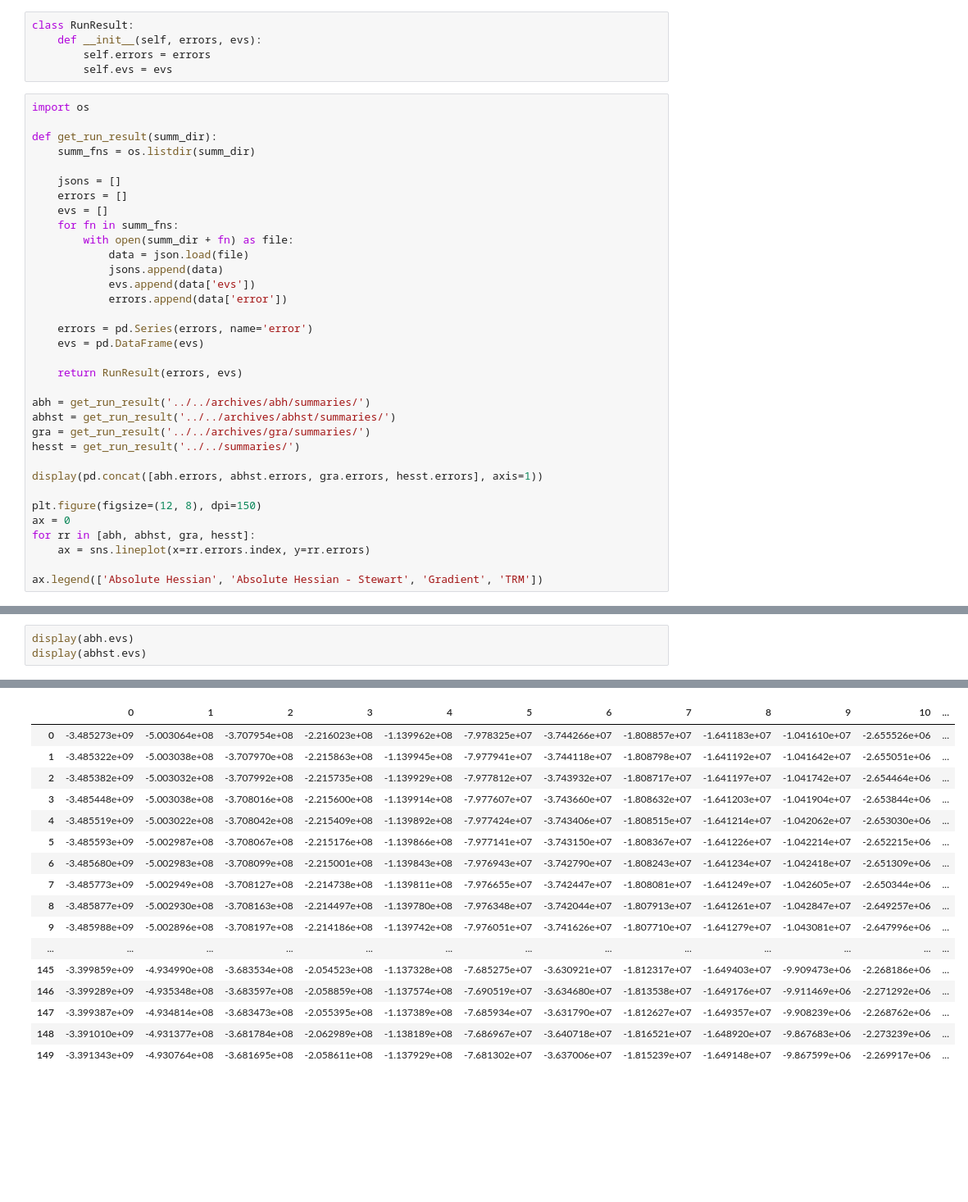
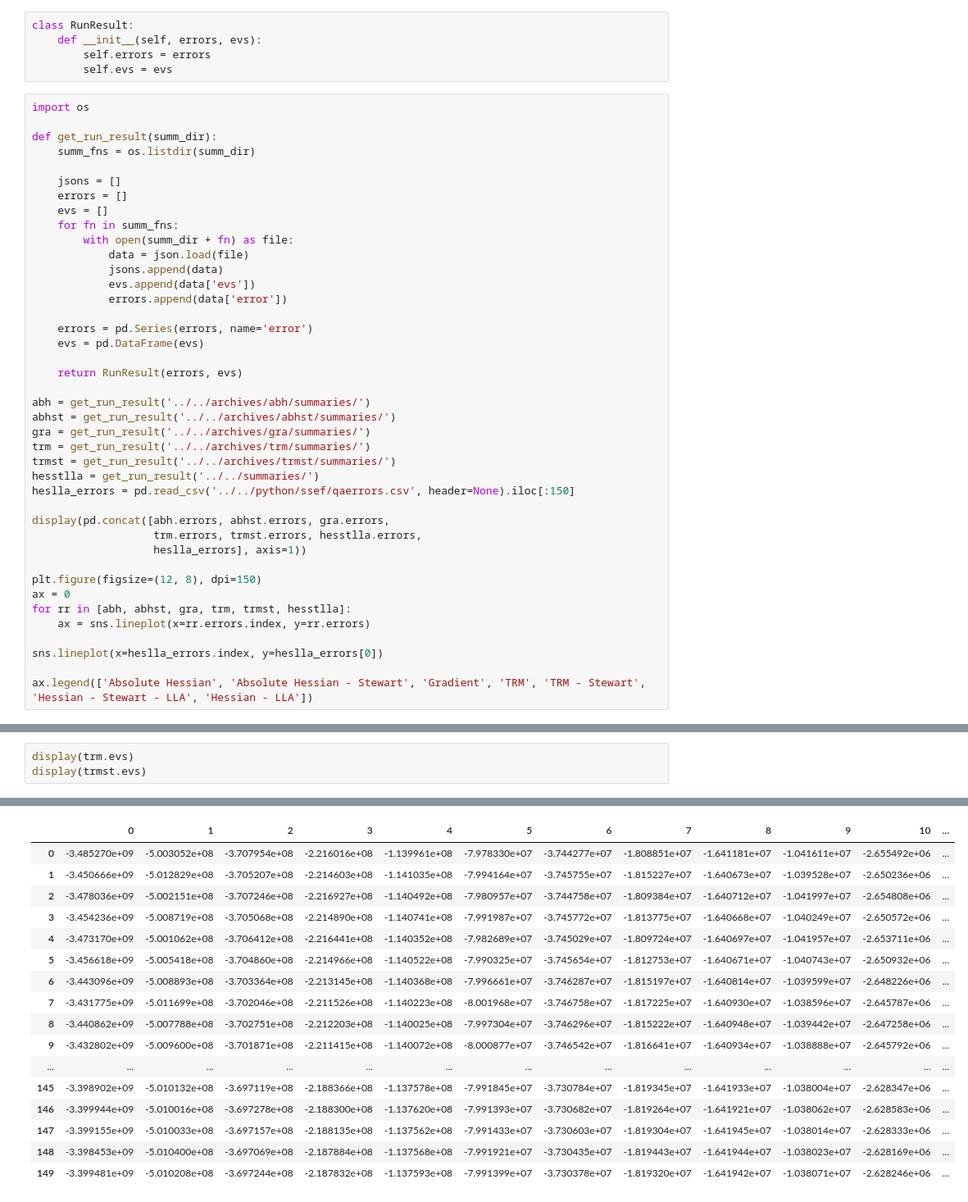
Before and after one commit to BluSteve/STYau122, a Jupyter notebook: python/styau/Analysis.ipynb, the cells around one changed output, grey strips where cells are left out. Shown at 82% size. Saved outputs shown, nothing was run; the diff lists cells and outputs as text; blank space fills up the shorter version.

```diff
--- a/python/styau/Analysis.ipynb
+++ b/python/styau/Analysis.ipynb
@@ -36,14 +36,21 @@ def get_run_result(summ_dir):
 abh = get_run_result('../../archives/abh/summaries/')
 abhst = get_run_result('../../archives/abhst/summaries/')
 gra = get_run_result('../../archives/gra/summaries/')
-hesst = get_run_result('../../summaries/')
+trm = get_run_result('../../archives/trm/summaries/')
+trmst = get_run_result('../../archives/trmst/summaries/')
+hesstlla = get_run_result('../../summaries/')
+heslla_errors = pd.read_csv('../../python/ssef/qaerrors.csv', header=None).iloc[:150]
 
-display(pd.concat([abh.errors, abhst.errors, gra.errors, hesst.errors], axis=1))
+display(pd.concat([abh.errors, abhst.errors, gra.errors,
+                   trm.errors, trmst.errors, hesstlla.errors,
+                   heslla_errors], axis=1))
 
 plt.figure(figsize=(12, 8), dpi=150)
 ax = 0
-for rr in [abh, abhst, gra, hesst]:
+for rr in [abh, abhst, gra, trm, trmst, hesstlla]:
     ax = sns.lineplot(x=rr.errors.index, y=rr.errors)
 
-ax.legend(['Absolute Hessian', 'Absolute Hessian - Stewart', 'Gradient', 'TRM'])
+sns.lineplot(x=heslla_errors.index, y=heslla_errors[0])
+
+ax.legend(['Absolute Hessian', 'Absolute Hessian - Stewart', 'Gradient', 'TRM', 'TRM - Stewart', 'Hessian - Stewart - LLA', 'Hessian - LLA'])
 # %% [output]
@@ -81,7 +107,7 @@ sns.lineplot(x=[x for x in range(1, endn)], y=ggs)
 <AxesSubplot:>
 [figure]
 # %%
-display(abh.evs)
-display(abhst.evs)
+display(trm.evs)
+display(trmst.evs)
 # %% [output]
 |  | 0 | 1 | 2 | 3 | 4 | 5 | 6 | 7 | 8 | 9 | 10 | ... |
@@ -104,20 +130,20 @@ display(abhst.evs)
 |  | 0 | 1 | 2 | 3 | 4 | 5 | 6 | 7 | 8 | 9 | 10 | ... |
-| 0 | -3.485273e+09 | -5.003064e+08 | -3.707954e+08 | -2.216023e+08 | -1.139962e+08 | -7.978325e+07 | -3.744266e+07 | -1.808857e+07 | -1.641183e+07 | -1.041610e+07 | -2.655526e+06 | ... |
-| 1 | -3.485322e+09 | -5.003038e+08 | -3.707970e+08 | -2.215863e+08 | -1.139945e+08 | -7.977941e+07 | -3.744118e+07 | -1.808798e+07 | -1.641192e+07 | -1.041642e+07 | -2.655051e+06 | ... |
-| 2 | -3.485382e+09 | -5.003032e+08 | -3.707992e+08 | -2.215735e+08 | -1.139929e+08 | -7.977812e+07 | -3.743932e+07 | -1.808717e+07 | -1.641197e+07 | -1.041742e+07 | -2.654464e+06 | ... |
-| 3 | -3.485448e+09 | -5.003038e+08 | -3.708016e+08 | -2.215600e+08 | -1.139914e+08 | -7.977607e+07 | -3.743660e+07 | -1.808632e+07 | -1.641203e+07 | -1.041904e+07 | -2.653844e+06 | ... |
-| 4 | -3.485519e+09 | -5.003022e+08 | -3.708042e+08 | -2.215409e+08 | -1.139892e+08 | -7.977424e+07 | -3.743406e+07 | -1.808515e+07 | -1.641214e+07 | -1.042062e+07 | -2.653030e+06 | ... |
-| 5 | -3.485593e+09 | -5.002987e+08 | -3.708067e+08 | -2.215176e+08 | -1.139866e+08 | -7.977141e+07 | -3.743150e+07 | -1.808367e+07 | -1.641226e+07 | -1.042214e+07 | -2.652215e+06 | ... |
-| 6 | -3.485680e+09 | -5.002983e+08 | -3.708099e+08 | -2.215001e+08 | -1.139843e+08 | -7.976943e+07 | -3.742790e+07 | -1.808243e+07 | -1.641234e+07 | -1.042418e+07 | -2.651309e+06 | ... |
-| 7 | -3.485773e+09 | -5.002949e+08 | -3.708127e+08 | -2.214738e+08 | -1.139811e+08 | -7.976655e+07 | -3.742447e+07 | -1.808081e+07 | -1.641249e+07 | -1.042605e+07 | -2.650344e+06 | ... |
-| 8 | -3.485877e+09 | -5.002930e+08 | -3.708163e+08 | -2.214497e+08 | -1.139780e+08 | -7.976348e+07 | -3.742044e+07 | -1.807913e+07 | -1.641261e+07 | -1.042847e+07 | -2.649257e+06 | ... |
-| 9 | -3.485988e+09 | -5.002896e+08 | -3.708197e+08 | -2.214186e+08 | -1.139742e+08 | -7.976051e+07 | -3.741626e+07 | -1.807710e+07 | -1.641279e+07 | -1.043081e+07 | -2.647996e+06 | ... |
+| 0 | -3.485270e+09 | -5.003052e+08 | -3.707954e+08 | -2.216016e+08 | -1.139961e+08 | -7.978330e+07 | -3.744277e+07 | -1.808851e+07 | -1.641181e+07 | -1.041611e+07 | -2.655492e+06 | ... |
+| 1 | -3.450666e+09 | -5.012829e+08 | -3.705207e+08 | -2.214603e+08 | -1.141035e+08 | -7.994164e+07 | -3.745755e+07 | -1.815227e+07 | -1.640673e+07 | -1.039528e+07 | -2.650236e+06 | ... |
+| 2 | -3.478036e+09 | -5.002151e+08 | -3.707246e+08 | -2.216927e+08 | -1.140492e+08 | -7.980957e+07 | -3.744758e+07 | -1.809384e+07 | -1.640712e+07 | -1.041997e+07 | -2.654808e+06 | ... |
+| 3 | -3.454236e+09 | -5.008719e+08 | -3.705068e+08 | -2.214890e+08 | -1.140741e+08 | -7.991987e+07 | -3.745772e+07 | -1.813775e+07 | -1.640668e+07 | -1.040249e+07 | -2.650572e+06 | ... |
+| 4 | -3.473170e+09 | -5.001062e+08 | -3.706412e+08 | -2.216441e+08 | -1.140352e+08 | -7.982689e+07 | -3.745029e+07 | -1.809724e+07 | -1.640697e+07 | -1.041957e+07 | -2.653711e+06 | ... |
+| 5 | -3.456618e+09 | -5.005418e+08 | -3.704860e+08 | -2.214966e+08 | -1.140522e+08 | -7.990325e+07 | -3.745654e+07 | -1.812753e+07 | -1.640671e+07 | -1.040743e+07 | -2.650932e+06 | ... |
+| 6 | -3.443096e+09 | -5.008893e+08 | -3.703364e+08 | -2.213145e+08 | -1.140368e+08 | -7.996661e+07 | -3.746287e+07 | -1.815197e+07 | -1.640814e+07 | -1.039599e+07 | -2.648226e+06 | ... |
+| 7 | -3.431775e+09 | -5.011699e+08 | -3.702046e+08 | -2.211526e+08 | -1.140223e+08 | -8.001968e+07 | -3.746758e+07 | -1.817225e+07 | -1.640930e+07 | -1.038596e+07 | -2.645787e+06 | ... |
+| 8 | -3.440862e+09 | -5.007788e+08 | -3.702751e+08 | -2.212203e+08 | -1.140025e+08 | -7.997304e+07 | -3.746296e+07 | -1.815222e+07 | -1.640948e+07 | -1.039442e+07 | -2.647258e+06 | ... |
+| 9 | -3.432802e+09 | -5.009600e+08 | -3.701871e+08 | -2.211415e+08 | -1.140072e+08 | -8.000877e+07 | -3.746542e+07 | -1.816641e+07 | -1.640934e+07 | -1.038888e+07 | -2.645792e+06 | ... |
 | ... | ... | ... | ... | ... | ... | ... | ... | ... | ... | ... | ... | ... |
-| 145 | -3.399859e+09 | -4.934990e+08 | -3.683534e+08 | -2.054523e+08 | -1.137328e+08 | -7.685275e+07 | -3.630921e+07 | -1.812317e+07 | -1.649403e+07 | -9.909473e+06 | -2.268186e+06 | ... |
-| 146 | -3.399289e+09 | -4.935348e+08 | -3.683597e+08 | -2.058859e+08 | -1.137574e+08 | -7.690519e+07 | -3.634680e+07 | -1.813538e+07 | -1.649176e+07 | -9.911469e+06 | -2.271292e+06 | ... |
-| 147 | -3.399387e+09 | -4.934814e+08 | -3.683473e+08 | -2.055395e+08 | -1.137389e+08 | -7.685934e+07 | -3.631790e+07 | -1.812627e+07 | -1.649357e+07 | -9.908239e+06 | -2.268762e+06 | ... |
-| 148 | -3.391010e+09 | -4.931377e+08 | -3.681784e+08 | -2.062989e+08 | -1.138189e+08 | -7.686967e+07 | -3.640718e+07 | -1.816521e+07 | -1.648920e+07 | -9.867683e+06 | -2.273239e+06 | ... |
-| 149 | -3.391343e+09 | -4.930764e+08 | -3.681695e+08 | -2.058611e+08 | -1.137929e+08 | -7.681302e+07 | -3.637006e+07 | -1.815239e+07 | -1.649148e+07 | -9.867599e+06 | -2.269917e+06 | ... |
+| 145 | -3.398902e+09 | -5.010132e+08 | -3.697119e+08 | -2.188366e+08 | -1.137578e+08 | -7.991845e+07 | -3.730784e+07 | -1.819345e+07 | -1.641933e+07 | -1.038004e+07 | -2.628347e+06 | ... |
+| 146 | -3.399944e+09 | -5.010016e+08 | -3.697278e+08 | -2.188300e+08 | -1.137620e+08 | -7.991393e+07 | -3.730682e+07 | -1.819264e+07 | -1.641921e+07 | -1.038062e+07 | -2.628583e+06 | ... |
+| 147 | -3.399155e+09 | -5.010033e+08 | -3.697157e+08 | -2.188135e+08 | -1.137562e+08 | -7.991433e+07 | -3.730603e+07 | -1.819304e+07 | -1.641945e+07 | -1.038014e+07 | -2.628333e+06 | ... |
+| 148 | -3.398453e+09 | -5.010400e+08 | -3.697069e+08 | -2.187884e+08 | -1.137568e+08 | -7.991921e+07 | -3.730435e+07 | -1.819443e+07 | -1.641944e+07 | -1.038023e+07 | -2.628169e+06 | ... |
+| 149 | -3.399481e+09 | -5.010208e+08 | -3.697244e+08 | -2.187832e+08 | -1.137593e+08 | -7.991399e+07 | -3.730378e+07 | -1.819320e+07 | -1.641942e+07 | -1.038071e+07 | -2.628246e+06 | ... |
 # %%
 logevs = np.sign(evs) * evs.abs() ** (1 / 9)
 # logevs = np.sign(evs) * np.log10(evs.abs())
```
Also changed, not shown: parts of 3 cells of this notebook, 11 other files.
